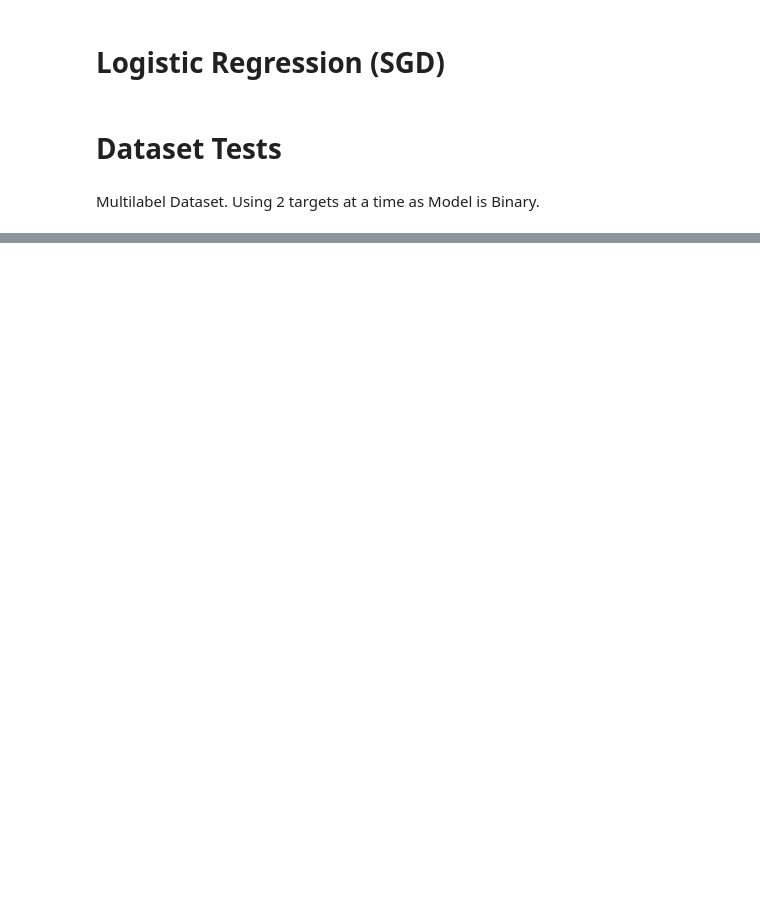
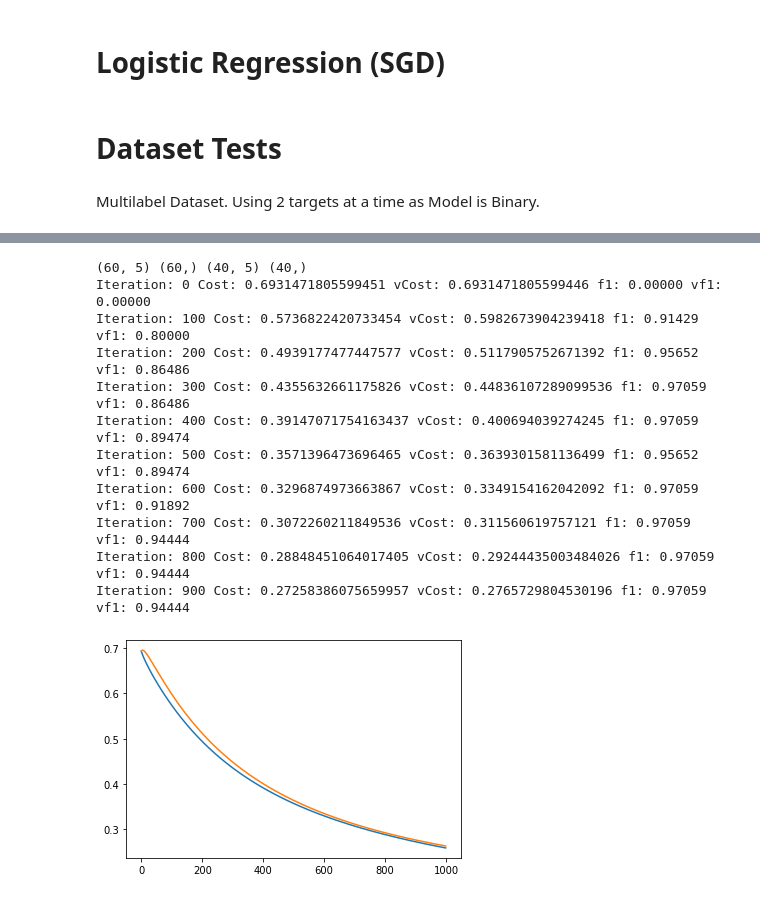
Before and after one commit to msparsh/ml-algorithms, a Jupyter notebook: notebooks/logistic_regression.ipynb, the cells around one changed output, grey strips where cells are left out. Drawn from its saved outputs; the diff is of its cells as text; code cells hidden in the pictures; blank space fills up the shorter version.

```diff
--- a/notebooks/logistic_regression.ipynb
+++ b/notebooks/logistic_regression.ipynb
@@ -209,0 +169,16 @@ array([ True,  True,  True,  True,  True, False,  True,  True,  True,
+# %%
+m = LogisticRegression()
+W, b, costs = m.fit(X_p, y, 1000, 0.5)
+# %% [output]
+(60, 5) (60,) (40, 5) (40,)
+Iteration: 0 Cost: 0.6931471805599451 vCost: 0.6931471805599446 f1: 0.00000 vf1: 0.00000
+Iteration: 100 Cost: 0.5736822420733454 vCost: 0.5982673904239418 f1: 0.91429 vf1: 0.80000
+Iteration: 200 Cost: 0.4939177477447577 vCost: 0.5117905752671392 f1: 0.95652 vf1: 0.86486
+Iteration: 300 Cost: 0.4355632661175826 vCost: 0.44836107289099536 f1: 0.97059 vf1: 0.86486
+Iteration: 400 Cost: 0.39147071754163437 vCost: 0.400694039274245 f1: 0.97059 vf1: 0.89474
+Iteration: 500 Cost: 0.3571396473696465 vCost: 0.3639301581136499 f1: 0.95652 vf1: 0.89474
+Iteration: 600 Cost: 0.3296874973663867 vCost: 0.3349154162042092 f1: 0.97059 vf1: 0.91892
+Iteration: 700 Cost: 0.3072260211849536 vCost: 0.311560619757121 f1: 0.97059 vf1: 0.94444
+Iteration: 800 Cost: 0.28848451064017405 vCost: 0.29244435003484026 f1: 0.97059 vf1: 0.94444
+Iteration: 900 Cost: 0.27258386075659957 vCost: 0.2765729804530196 f1: 0.97059 vf1: 0.94444
+[figure, added]
```
Also changed, not shown: parts of 19 cells of this notebook.
